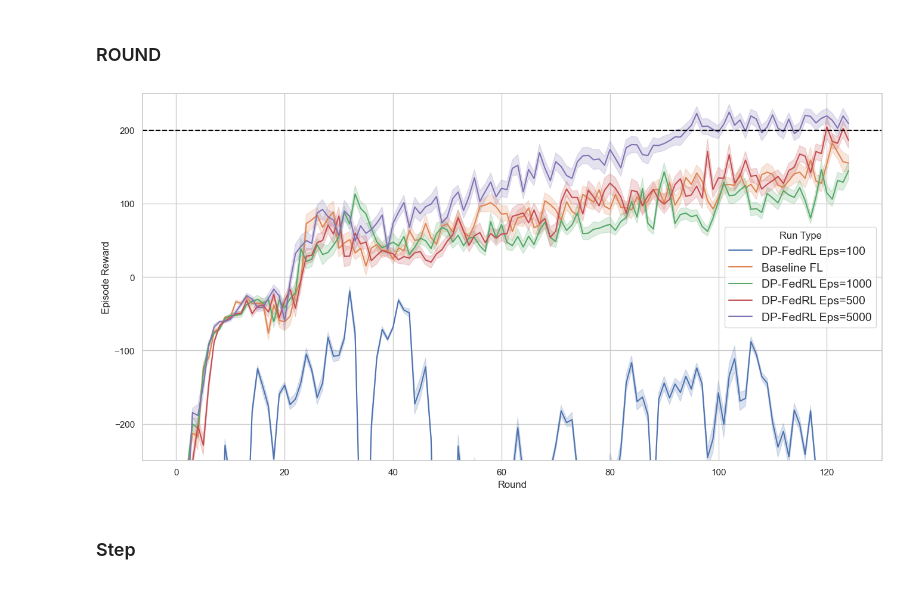
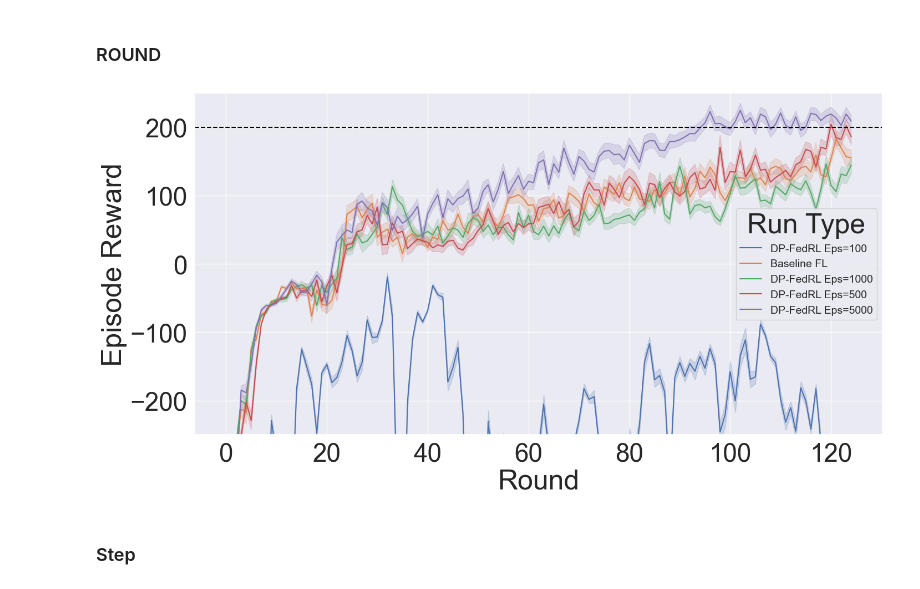
Before and after one commit to henriquem27/CS595-Project-FedRL, a Jupyter notebook: plotting.ipynb, the cells around one changed output. Cells and saved outputs as stored; diff of their text form; code cells hidden in the pictures.

```diff
--- a/plotting.ipynb
+++ b/plotting.ipynb
@@ -58,31 +58,33 @@ df_pivoted.to_csv('sv_results/v5/all_metrics_pivoted.csv', index=False)
 # %%
 
 
 OUTPUT_DIR = "figures"
 # Ensure the directory exists BEFORE trying to save
 os.makedirs(OUTPUT_DIR, exist_ok=True)
 
 plt.figure(figsize=(16, 8))
+sns.set(font_scale=3.0)
+
 sns.lineplot(data=df_pivoted, x="round", y="episode_reward", hue="run_type")
 
 plt.xlabel("Round")
 plt.ylabel("Episode Reward")
 plt.ylim(-250, 250)
 plt.axhline(y=200, color="black", linestyle="--")
-plt.legend(title="Run Type",markerscale=2, fontsize=14)
+plt.legend(title="Run Type",markerscale=2, fontsize=14,loc="center right")
 
 # --- FIX START ---
 # 1. Define the path
 filename = "round_learning_curve.pdf"
 out_path = os.path.join(OUTPUT_DIR, filename)
 
 # 2. Save the figure FIRST (while the canvas still has data)
 plt.savefig(out_path, dpi=150, bbox_inches='tight')
 
 # 3. Show the figure LAST (this will clear the canvas)
 plt.show()
 # %% [output]
-[figure, old version]
+[figure, new version]
 # %% [markdown]
 ### Step
 # %%
```
Also changed, not shown: parts of 2 cells of this notebook, 3 other files.
